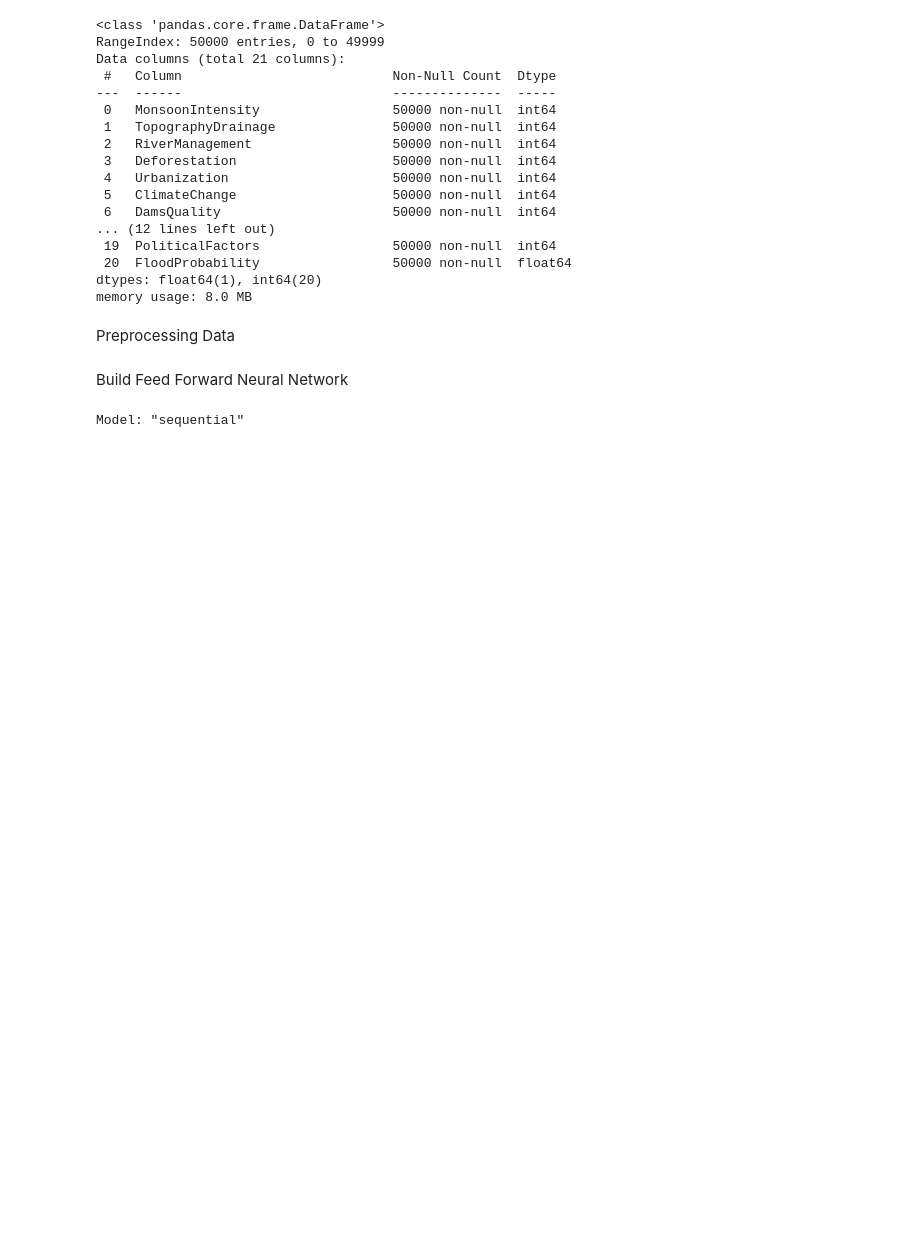
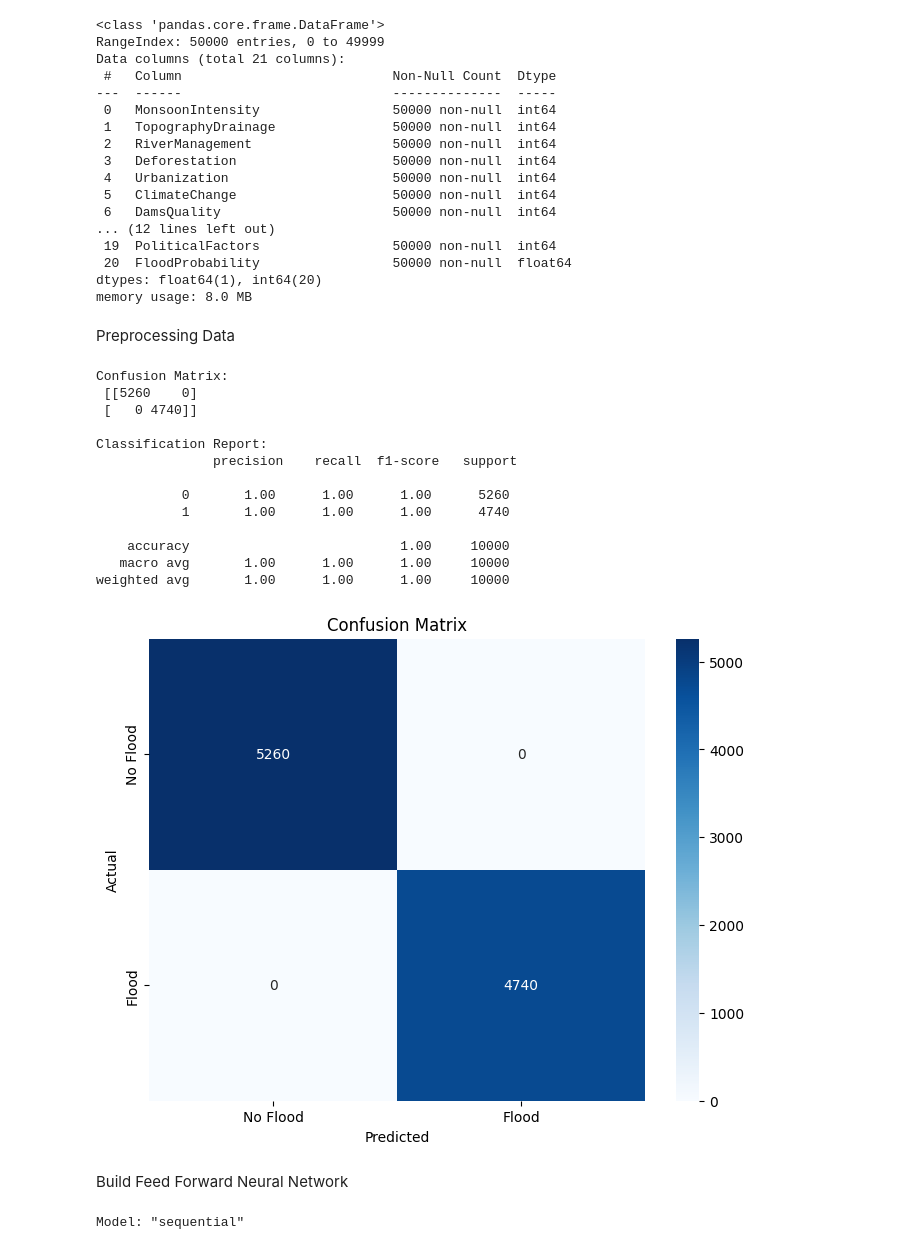
Before and after one commit to spandan0908/Artificial-Neural-Network, a Jupyter notebook: Flood_Prediction_NN.ipynb, the cells around one changed output. Cells and saved outputs as stored; diff of their text form; code cells hidden in the pictures; blank space fills up the shorter version.

```diff
--- a/Flood_Prediction_NN.ipynb
+++ b/Flood_Prediction_NN.ipynb
@@ -81,6 +83,58 @@ X_train, X_test, y_train, y_test = train_test_split(
 scaler = StandardScaler()
 X_train = scaler.fit_transform(X_train)
 X_test = scaler.transform(X_test)
+# %%
+from sklearn.linear_model import LogisticRegression
+
+# Convert continuous training labels to binary
+y_train_binary = (y_train > 0.5).astype(int)
+
+# Define and train the model
+model = LogisticRegression()
+model.fit(X_train, y_train_binary)
+
+# Predictions
+y_pred = model.predict(X_test)
+
+# Convert continuous predictions and test labels to binary
+y_pred_binary = (y_pred > 0.5).astype(int)
+y_test_binary = (y_test > 0.5).astype(int)
+
+# Confusion Matrix
+from sklearn.metrics import confusion_matrix, classification_report
+import seaborn as sns
+import matplotlib.pyplot as plt
+
+cm = confusion_matrix(y_test_binary, y_pred_binary)
+print("\nConfusion Matrix:\n", cm)
+
+# Classification Report
+print("\nClassification Report:\n", classification_report(y_test_binary, y_pred_binary))
+
+# Plot Confusion Matrix
+plt.figure(figsize=(8, 6))
+sns.heatmap(cm, annot=True, fmt='d', cmap='Blues',
+            xticklabels=['No Flood', 'Flood'],
+            yticklabels=['No Flood', 'Flood'])
+plt.xlabel('Predicted')
+plt.ylabel('Actual')
+plt.title('Confusion Matrix')
+plt.show()
+# %% [output]
+Confusion Matrix:
+ [[5260    0]
+ [   0 4740]]
+
+Classification Report:
+               precision    recall  f1-score   support
+
+           0       1.00      1.00      1.00      5260
+           1       1.00      1.00      1.00      4740
+
+    accuracy                           1.00     10000
+   macro avg       1.00      1.00      1.00     10000
+weighted avg       1.00      1.00      1.00     10000
+[figure, added]
 # %% [markdown]
 Build Feed Forward Neural Network
 # %%
```
Also changed, not shown: parts of 4 cells of this notebook.
